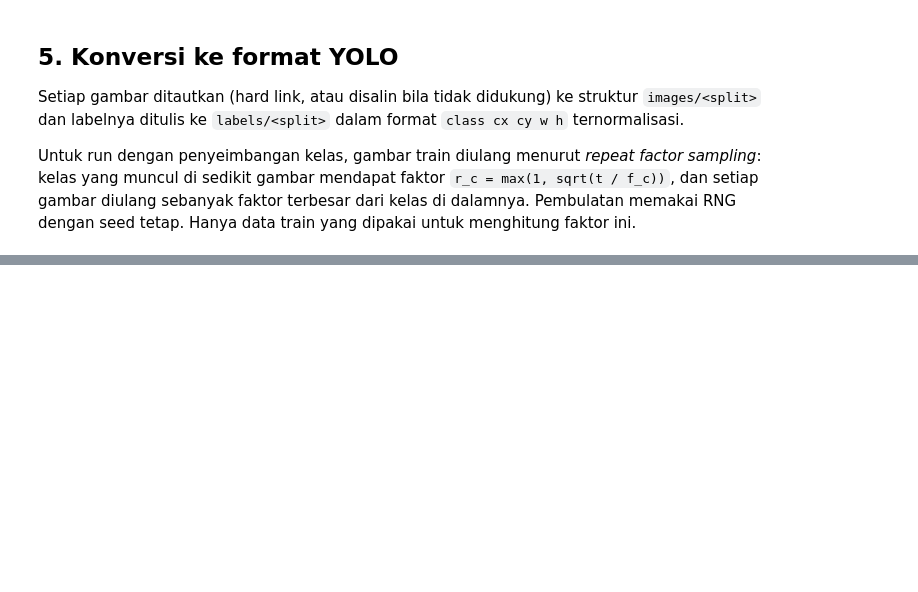
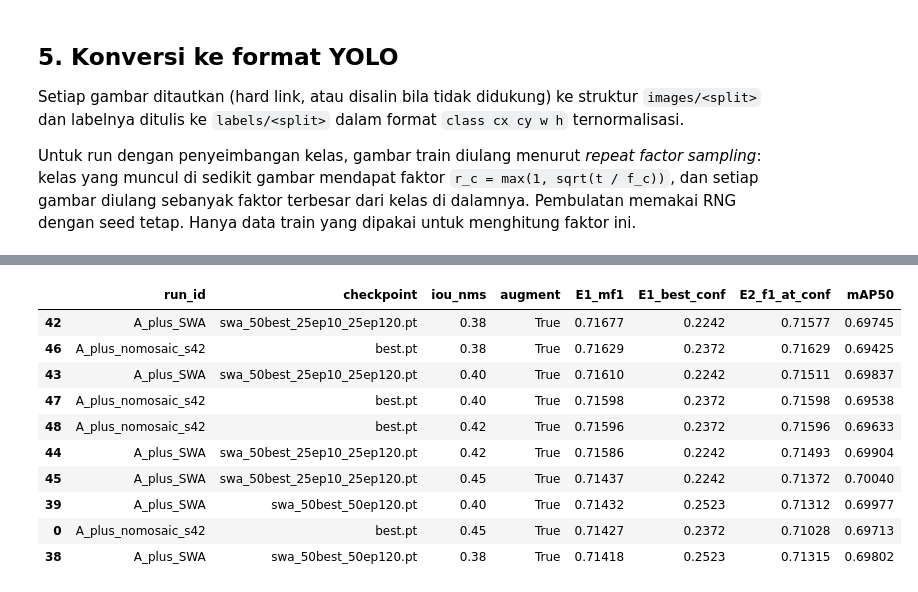
Before and after one commit to DimasPanca/telepati-agridata, a Jupyter notebook: notebooks/agridata_pipeline.ipynb, the cells around one changed output, grey strips where cells are left out. Drawn from its saved outputs; the diff is of its cells as text; code cells hidden in the pictures; blank space fills up the shorter version.

```diff
--- a/notebooks/agridata_pipeline.ipynb
+++ b/notebooks/agridata_pipeline.ipynb
@@ -861,0 +784,63 @@ if MODE == "inference_only":
+# %%
+import copy
+
+def build_swa_checkpoint(ckpt_weights: list[tuple[Path, float]], out_path: Path) -> Path:
+    base = torch.load(ckpt_weights[0][0], map_location="cpu", weights_only=False)
+    model_key = "ema" if base.get("ema") is not None else "model"
+    swa_model = copy.deepcopy(base[model_key]).float()
+    swa_state = swa_model.state_dict()
+
+    for k in swa_state:
+        if swa_state[k].is_floating_point():
+            swa_state[k].mul_(ckpt_weights[0][1])
+
+    for ckpt_path, w in ckpt_weights[1:]:
+        ck = torch.load(ckpt_path, map_location="cpu", weights_only=False)
+        st = (ck["ema"] if ck.get("ema") is not None else ck["model"]).float().state_dict()
+        for k in swa_state:
+            if swa_state[k].is_floating_point():
+                swa_state[k].add_(st[k] * w)
+
+    swa_model.load_state_dict(swa_state)
+    base[model_key] = swa_model.half()
+    base["model"] = swa_model.half()
+    torch.save(base, out_path)
+    return out_path
+
+swa_candidates = {
+    "swa_50best_50ep120.pt": [
+        (ft_weights_dir / "best.pt", 0.50),
+        (weights_dir / "epoch120.pt", 0.50),
+    ],
+    "swa_50best_25ep10_25ep120.pt": [
+        (ft_weights_dir / "best.pt", 0.50),
+        (ft_weights_dir / "epoch10.pt", 0.25),
+        (weights_dir / "epoch120.pt", 0.25),
+    ],
+}
+
+swa_rows = []
+for swa_name, recipe in swa_candidates.items():
+    swa_path = build_swa_checkpoint(recipe, ft_weights_dir / swa_name)
+    for iou_val in [0.38, 0.40, 0.42, 0.45]:
+        res = evaluate_checkpoint(swa_path, data_yaml_path, iou_nms=iou_val,
+                                  fixed_conf=0.237, augment=True)
+        res["run_id"] = "A_plus_SWA"
+        swa_rows.append(res)
+        print(f"{swa_name:<28} | iou={iou_val:.2f} --> "
+              f"E1={res['E1_mf1']:.4f} (@conf={res['E1_best_conf']:.3f}) | "
+              f"E2={res['E2_f1_at_conf']:.4f} | mAP50={res['mAP50']:.4f}")
+
+for iou_val in [0.38, 0.40, 0.42]:
+    res = evaluate_checkpoint(ft_weights_dir / "best.pt", data_yaml_path, iou_nms=iou_val,
+                              fixed_conf=0.237, augment=True)
+    res["run_id"] = "A_plus_nomosaic_s42"
+    swa_rows.append(res)
+    print(f"{'best.pt (murni)':<28} | iou={iou_val:.2f} --> "
+          f"E1={res['E1_mf1']:.4f} (@conf={res['E1_best_conf']:.3f}) | "
+          f"E2={res['E2_f1_at_conf']:.4f} | mAP50={res['mAP50']:.4f}")
+
+df_all = pd.concat([df_combined, pd.DataFrame(swa_rows)], ignore_index=True).sort_values("E1_mf1", ascending=False)
+df_all.to_csv(eval_out_dir / "checkpoint_eval_valid.csv", index=False)
+df_all[["run_id", "checkpoint", "iou_nms", "augment", "E1_mf1", "E1_best_conf", "E2_f1_at_conf", "mAP50"]].head(10)
+# %% [output]
@@ -861,0 +864,11 @@ if MODE == "inference_only":
+|  | run_id | checkpoint | iou_nms | augment | E1_mf1 | E1_best_conf | E2_f1_at_conf | mAP50 |
+| 42 | A_plus_SWA | swa_50best_25ep10_25ep120.pt | 0.38 | True | 0.71677 | 0.2242 | 0.71577 | 0.69745 |
+| 46 | A_plus_nomosaic_s42 | best.pt | 0.38 | True | 0.71629 | 0.2372 | 0.71629 | 0.69425 |
+| 43 | A_plus_SWA | swa_50best_25ep10_25ep120.pt | 0.40 | True | 0.71610 | 0.2242 | 0.71511 | 0.69837 |
+| 47 | A_plus_nomosaic_s42 | best.pt | 0.40 | True | 0.71598 | 0.2372 | 0.71598 | 0.69538 |
+| 48 | A_plus_nomosaic_s42 | best.pt | 0.42 | True | 0.71596 | 0.2372 | 0.71596 | 0.69633 |
+| 44 | A_plus_SWA | swa_50best_25ep10_25ep120.pt | 0.42 | True | 0.71586 | 0.2242 | 0.71493 | 0.69904 |
+| 45 | A_plus_SWA | swa_50best_25ep10_25ep120.pt | 0.45 | True | 0.71437 | 0.2242 | 0.71372 | 0.70040 |
+| 39 | A_plus_SWA | swa_50best_50ep120.pt | 0.40 | True | 0.71432 | 0.2523 | 0.71312 | 0.69977 |
+| 0 | A_plus_nomosaic_s42 | best.pt | 0.45 | True | 0.71427 | 0.2372 | 0.71028 | 0.69713 |
+| 38 | A_plus_SWA | swa_50best_50ep120.pt | 0.38 | True | 0.71418 | 0.2523 | 0.71315 | 0.69802 |
```
Also changed, not shown: parts of 43 cells of this notebook.
